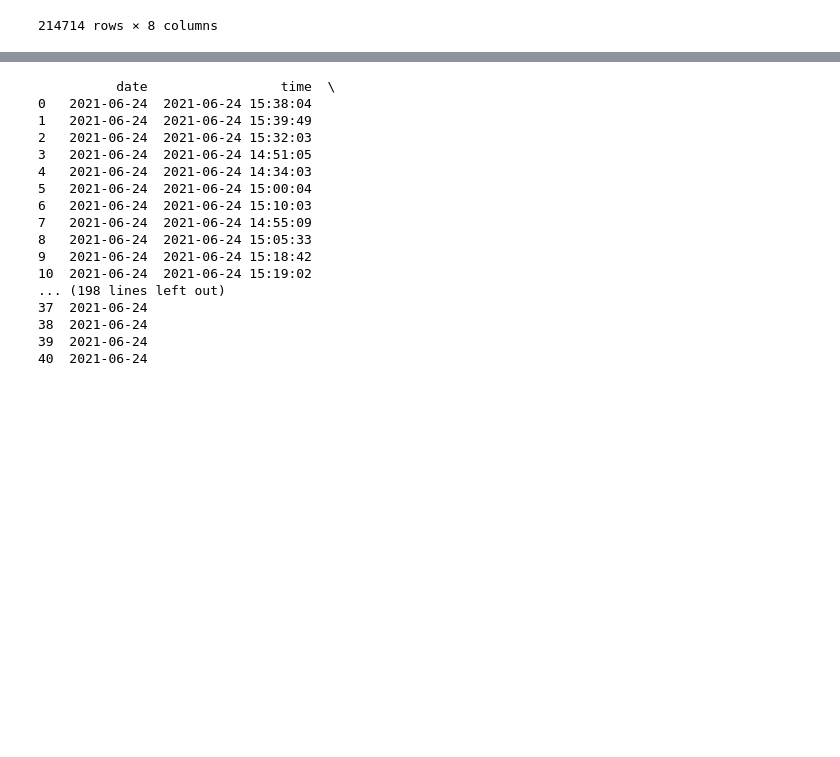
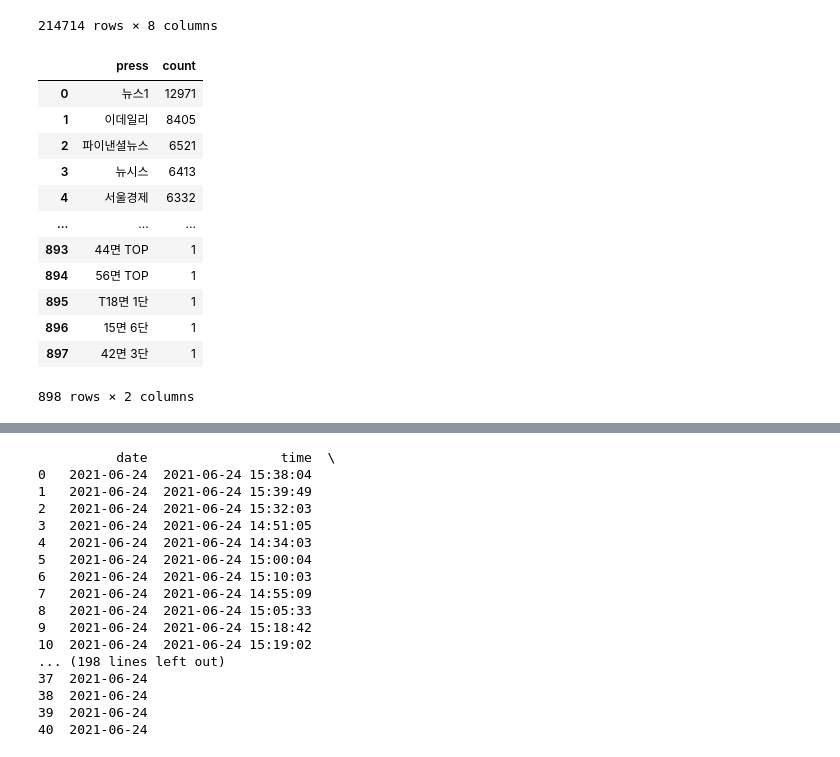
Before and after one commit to boyu571/LLM_based_investment_research, a Jupyter notebook: kor_news_data/preprocessing_v4.ipynb, the cells around one changed output, grey strips where cells are left out. Cells and saved outputs as stored; diff of their text form; code cells hidden in the pictures; blank space fills up the shorter version.

```diff
--- a/kor_news_data/preprocessing_v4.ipynb
+++ b/kor_news_data/preprocessing_v4.ipynb
@@ -34,3 +34,25 @@ df
 | 214712 | 2023-08-29 | 2023-08-29 06:01:01 | [체험기] 에코프로 공매도하고 싶었지만… 사회초년생에겐 너무... | 신규 개인투자자, 사전교육·모의거래 이수해야간신히 끝냈더니…... | 조선비즈언론사 선정 | https://n.news.naver.com/mnews/ar... | 2023-08-28 21:01:01 | 2023-08-28 |
 | 214713 | 2023-08-29 | 2023-08-29 05:30:00 | '초읽기' 들어간 검찰 고위급 인사…키워드 '25·29·30' | 고검장 인사 25기 거취에 따라 판도 달라져…28기까지 가능... | 뉴스1 | https://n.news.naver.com/mnews/ar... | 2023-08-28 20:30:00 | 2023-08-28 |
 214714 rows × 8 columns
+# %%
+# 'press' 열의 값을 세고 데이터프레임으로 변환
+press_counts_df = df['press'].value_counts().reset_index()
+
+press_counts_df.columns = ['press', 'count']
+
+# 결과 출력
+press_counts_df
+# %% [output]
+|  | press | count |
+| 0 | 뉴스1 | 12971 |
+| 1 | 이데일리 | 8405 |
+| 2 | 파이낸셜뉴스 | 6521 |
+| 3 | 뉴시스 | 6413 |
+| 4 | 서울경제 | 6332 |
+| ... | ... | ... |
+| 893 | 44면 TOP | 1 |
+| 894 | 56면 TOP | 1 |
+| 895 | T18면 1단 | 1 |
+| 896 | 15면 6단 | 1 |
+| 897 | 42면 3단 | 1 |
+898 rows × 2 columns
```
Also changed, not shown: parts of 1 cell of this notebook, 5 other files.
